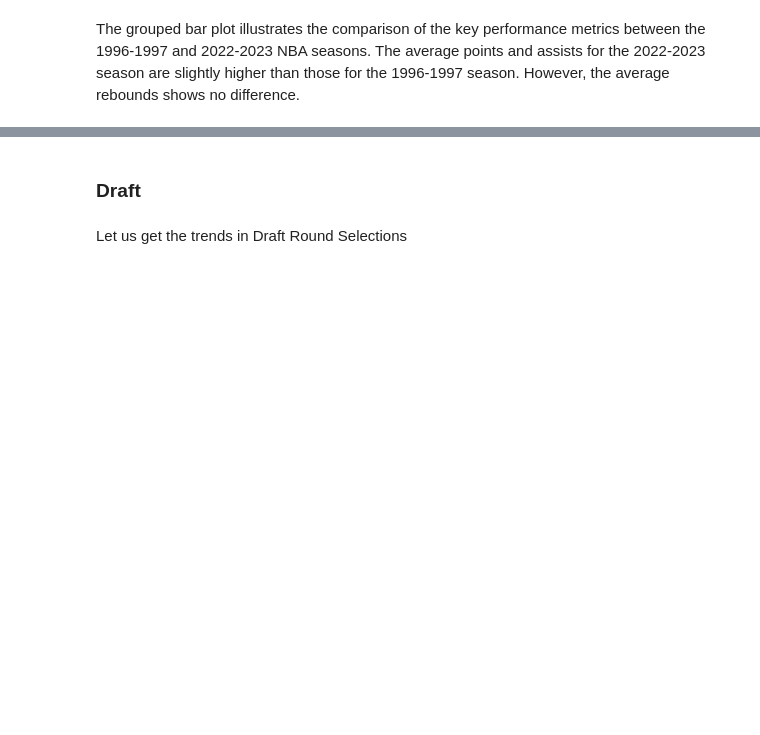
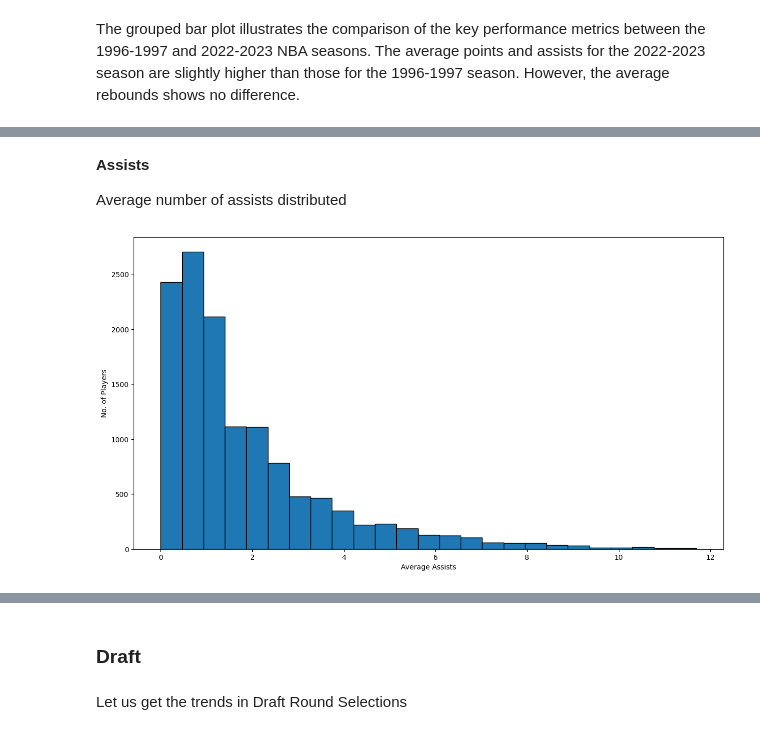
Before and after one commit to R3NZ3L/DATA102_FinalProject, a Jupyter notebook: FinalProject.ipynb, the cells around one changed output, grey strips where cells are left out. Saved outputs shown, nothing was run; the diff lists cells and outputs as text; code cells hidden in the pictures; blank space fills up the shorter version.

```diff
--- a/FinalProject.ipynb
+++ b/FinalProject.ipynb
@@ -386,0 +403,12 @@ TypeError: 'str' object is not callable
+# %% [markdown]
+**Assists**
+
+Average number of assists distributed
+# %%
+plt.figure(figsize=(15, 8))
+plt.hist(df['ast'], bins=25, edgecolor='black')
+plt.xlabel("Average Assists")
+plt.ylabel("No. of Players")
+plt.show()
+# %% [output]
+[figure, added]
```
Also changed, not shown: parts of 36 cells of this notebook.
